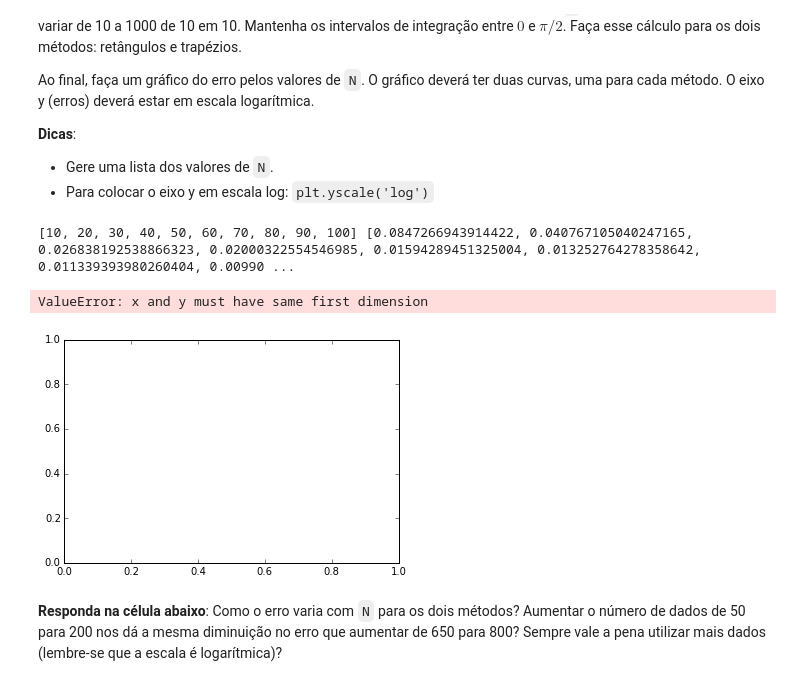
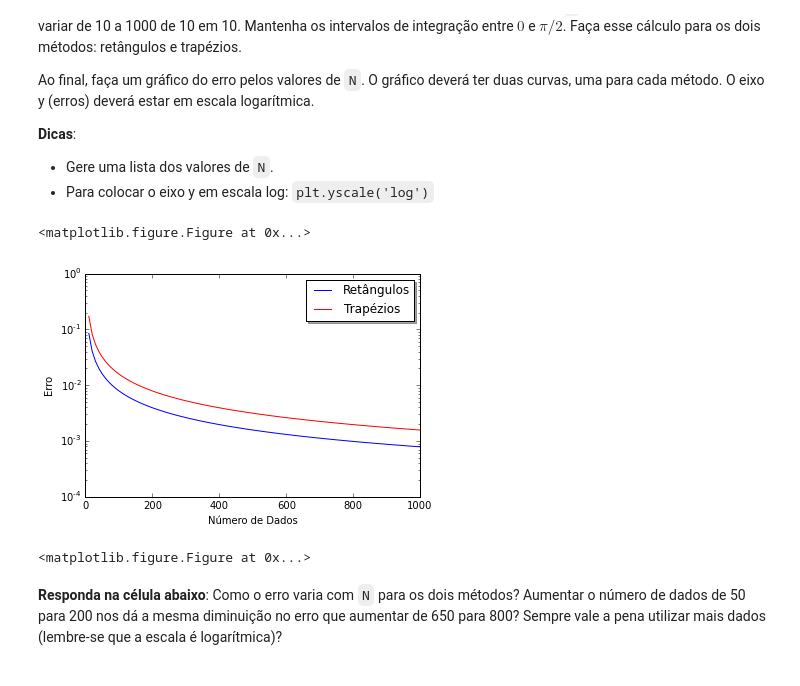
Before and after one commit to robertosouza5991/TESTE, a Jupyter notebook: integracao-carla_camila_roberto/tarefa-integracao.ipynb, the cells around one changed output. Cells and saved outputs as stored; diff of their text form; code cells hidden in the pictures.

```diff
--- a/integracao-carla_camila_roberto/tarefa-integracao.ipynb
+++ b/integracao-carla_camila_roberto/tarefa-integracao.ipynb
@@ -130,11 +130,11 @@ Descreva abaixo o algoritmo utilizado (em português) para fazer a integração
 
 Vamos utilizar os mesmo dados utilizados na regra dos retângulos (na dúvida, rode novamente a célula que gera os dados). Abaixo, escreva e rode o código que faz a integração numérica com a regra dos trapézios.
 # %%
-anterior = math.cos(inicio)
+fanterior = math.cos(inicio)
 Int2 = 0
 for i in (dados):
-        Int2 = (((i+anterior)/2) * intervalo) + Int2
-        anterior = i
+        Int2 = (((i+fanterior)/2) * intervalo) + Int2
+        fanterior = i
 
 print (Int2)
 # %% [output]
@@ -173,7 +173,7 @@ Ao final, faça um gráfico do erro pelos valores de `N`. O gráfico deverá ter
 EInt1 = []   # Listas que conterao os erros para os dois metodos
 EInt2 = []
 Ndados = []  # Lista que contera o numero de dados N
-for N in range(10,101,10): # 1001 foi necessário para gerar N= 1000 ????
+for N in range(10,1001,10): # 1001 foi necessário para gerar N= 1000 ????
     intervalo = (fim - inicio)/(N - 1)
     # print("Espaçamento entre os dados:", intervalo)
 
@@ -196,24 +196,21 @@ for N in range(10,101,10): # 1001 foi necessário para gerar N= 1000 ????
     EInt1.append(abs(Int - Int1))
     EInt2.append(abs(Int - Int2))
     Ndados.append(N)
-print (Ndados, EInt1, EInt2)  # FERRAMENTAS DE DEBUG
-#for N in range (0,100):
-#    print (EInt2[N])# EInt1[N], EInt2[N])
+#print (Ndados, EInt1, EInt2)  # FERRAMENTA DE DEBUG
-# %% [output]
-[10, 20, 30, 40, 50, 60, 70, 80, 90, 100] [0.0847266943914422, 0.040767105040247165, 0.026838192538866323, 0.02000322554546985, 0.01594289451325004, 0.013252764278358642, 0.011339393980260404, 0.00990 ...
 # %%
 
-
-#plt.plot(tempos,dados, '-k',color = 'b', label = 'retangulos')
-
-plt.plot(Ndados,Eint2,'-k', color ='r', label = 'Trapézios')
+plt.plot(Ndados,EInt1, '-k',color = 'b', label = 'Retângulos')
+plt.plot(Ndados,EInt2,'-k', color = 'r', label = 'Trapézios')
+plt.legend(loc='upper right', shadow=True, fontsize='large')
 plt.xlabel('Número de Dados')
 plt.yscale('log')
 plt.ylabel('Erro')
 plt.figure()
+#plt.clabel('Erro de integração numérica')
 # %% [output]
-ValueError: x and y must have same first dimension
+<matplotlib.figure.Figure at 0x...>
-[figure, old version]
+[figure, new version]
+<matplotlib.figure.Figure at 0x...>
 # %% [markdown]
 **Responda na célula abaixo**: Como o erro varia com `N` para os dois métodos? Aumentar o número de dados de 50 para 200 nos dá a mesma diminuição no erro que aumentar de 650 para 800? Sempre vale a pena utilizar mais dados (lembre-se que a escala é logarítmica)?
 # %% [markdown]
```
Also changed, not shown: parts of 2 cells of this notebook.
